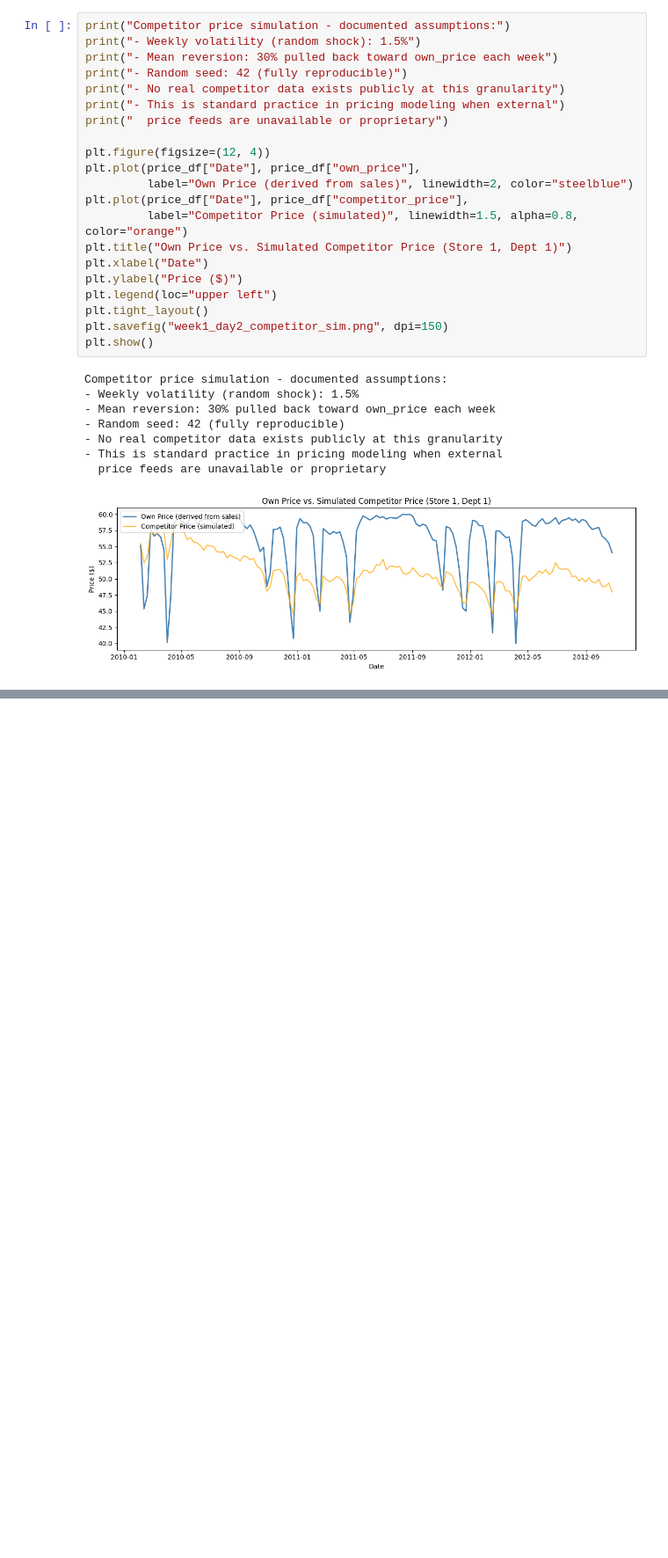
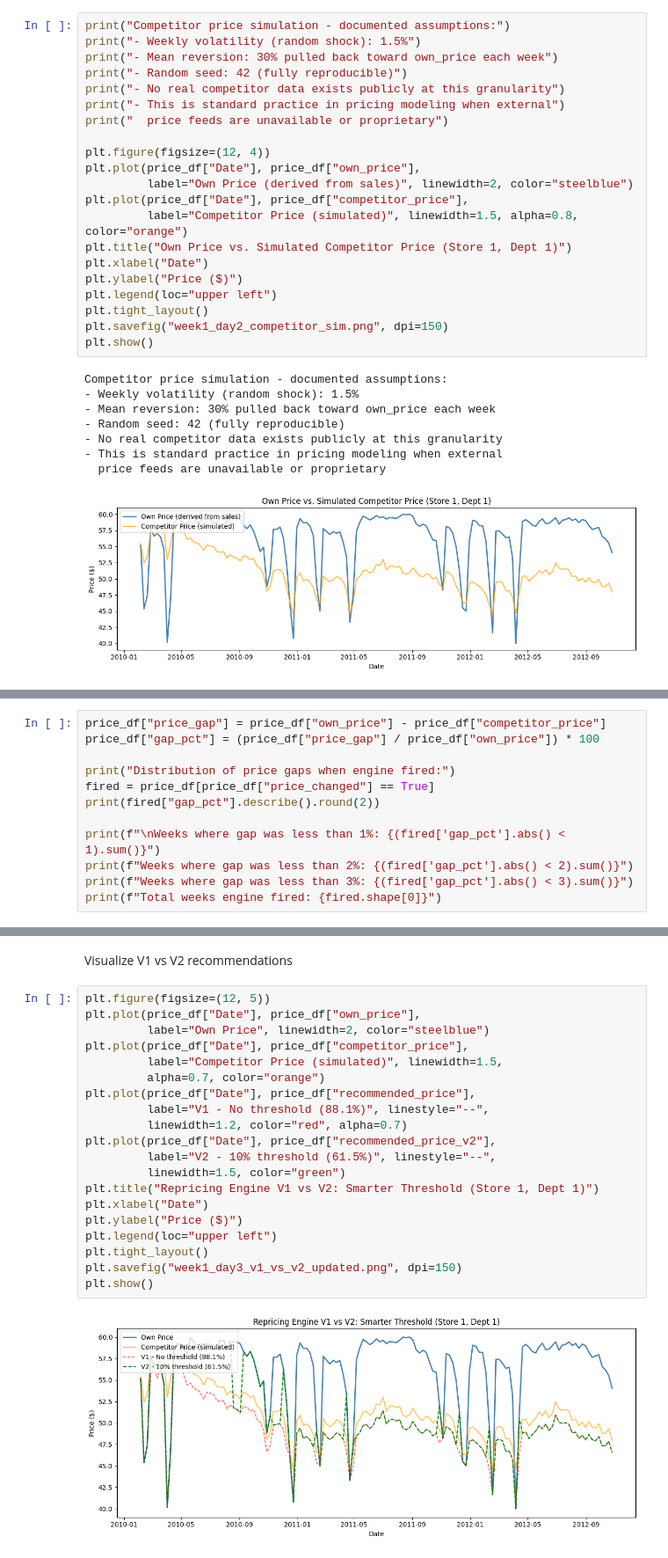
Before and after one commit to Snjkmr162/The_Pricing_Analytics_Toolkit, a Jupyter notebook: notebooks/week1_repricing/Week1_Repricing_Simulator.ipynb, the cells around one changed output, grey strips where cells are left out. Shown at 88% size. Cells and saved outputs as stored; diff of their text form; blank space fills up the shorter version.

Commit message:
week1_day3

```diff
--- a/notebooks/week1_repricing/Week1_Repricing_Simulator.ipynb
+++ b/notebooks/week1_repricing/Week1_Repricing_Simulator.ipynb
@@ -233,0 +234,12 @@ Competitor price simulation - documented assumptions:
+# %%
+price_df["price_gap"] = price_df["own_price"] - price_df["competitor_price"]
+price_df["gap_pct"] = (price_df["price_gap"] / price_df["own_price"]) * 100
+
+print("Distribution of price gaps when engine fired:")
+fired = price_df[price_df["price_changed"] == True]
+print(fired["gap_pct"].describe().round(2))
+
+print(f"\nWeeks where gap was less than 1%: {(fired['gap_pct'].abs() < 1).sum()}")
+print(f"Weeks where gap was less than 2%: {(fired['gap_pct'].abs() < 2).sum()}")
+print(f"Weeks where gap was less than 3%: {(fired['gap_pct'].abs() < 3).sum()}")
+print(f"Total weeks engine fired: {fired.shape[0]}")
@@ -233,0 +299,24 @@ Competitor price simulation - documented assumptions:
+# %% [markdown]
+Visualize V1 vs V2 recommendations
+# %%
+plt.figure(figsize=(12, 5))
+plt.plot(price_df["Date"], price_df["own_price"],
+         label="Own Price", linewidth=2, color="steelblue")
+plt.plot(price_df["Date"], price_df["competitor_price"],
+         label="Competitor Price (simulated)", linewidth=1.5,
+         alpha=0.7, color="orange")
+plt.plot(price_df["Date"], price_df["recommended_price"],
+         label="V1 - No threshold (88.1%)", linestyle="--",
+         linewidth=1.2, color="red", alpha=0.7)
+plt.plot(price_df["Date"], price_df["recommended_price_v2"],
+         label="V2 - 10% threshold (61.5%)", linestyle="--",
+         linewidth=1.5, color="green")
+plt.title("Repricing Engine V1 vs V2: Smarter Threshold (Store 1, Dept 1)")
+plt.xlabel("Date")
+plt.ylabel("Price ($)")
+plt.legend(loc="upper left")
+plt.tight_layout()
+plt.savefig("week1_day3_v1_vs_v2_updated.png", dpi=150)
+plt.show()
+# %% [output]
+[figure, added]
```
Also changed, not shown: parts of 5 cells of this notebook.
